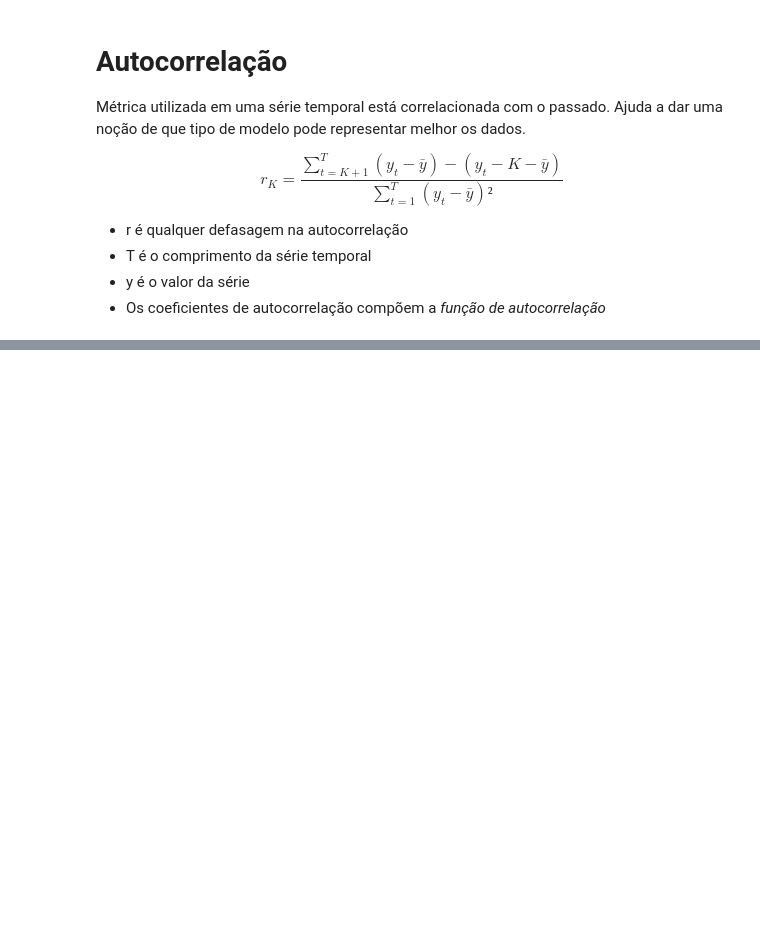
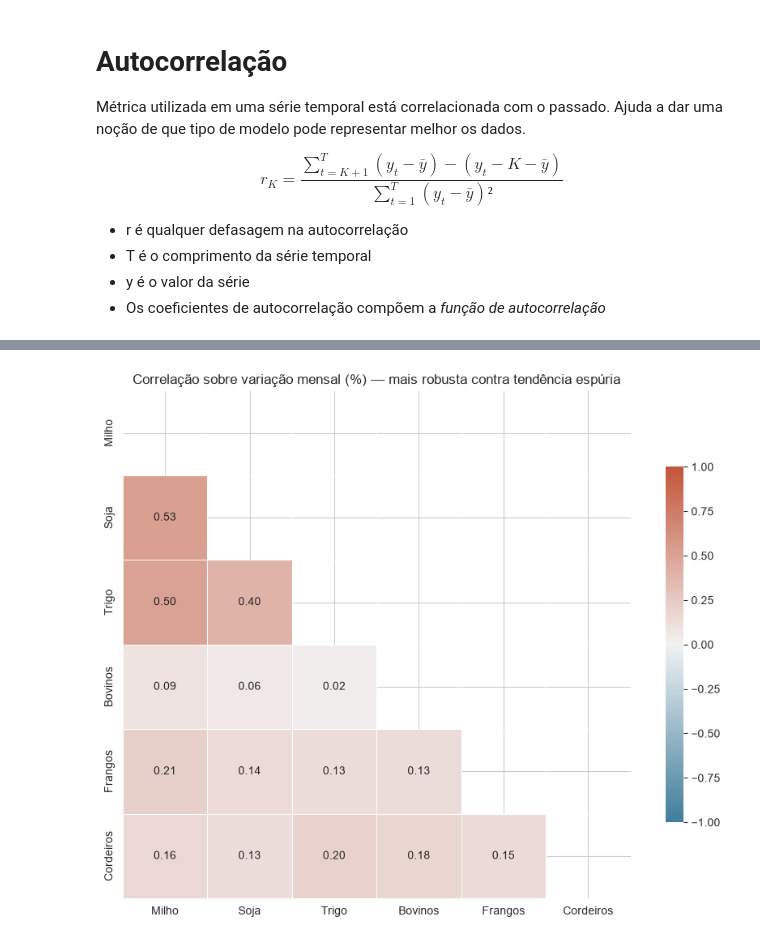
Before and after one commit to JAssalis/agro-market-correlation-dashboard, a Jupyter notebook: ARIMA.ipynb, the cells around one changed output, grey strips where cells are left out. Cells and saved outputs as stored; diff of their text form; code cells hidden in the pictures; blank space fills up the shorter version.

```diff
--- a/ARIMA.ipynb
+++ b/ARIMA.ipynb
@@ -27,5 +53,14 @@ $$r_K = \frac{\sum_{t=K+1}^T (y_t -\bar{y}) - (y_t - K - \bar{y})}{\sum_{t=1}^T
 # %%
-import yfinance as yf
 import pandas as pd
+import numpy as np
+import requests
+from io import BytesIO
 import matplotlib.pyplot as plt
-from datetime import date, timedelta
+import seaborn as sns
+from statsmodels.tsa.stattools import adfuller
+from statsmodels.tsa.arima.model import ARIMA
+from sklearn.metrics import mean_absolute_error, mean_squared_error, root_mean_squared_error
+import warnings
+warnings.filterwarnings("ignore")
+
+sns.set_style("whitegrid")
@@ -31,0 +192,17 @@ from datetime import date, timedelta
+# %%
+# Correlação sobre variação mensal (% change)
+df_variacao = df_commodities.pct_change().dropna()
+corr_variacao = df_variacao.corr()
+
+fig, ax = plt.subplots(figsize=(9, 7))
+sns.heatmap(
+    corr_variacao, mask=mask, cmap=cmap,
+    vmin=-1, vmax=1, center=0,
+    annot=True, fmt=".2f",
+    square=True, linewidths=.5, cbar_kws={"shrink": .7}
+)
+ax.set_title("Correlação sobre variação mensal (%) — mais robusta contra tendência espúria")
+plt.tight_layout()
+plt.show()
+# %% [output]
+[figure, added]
```
Also changed, not shown: parts of 27 cells of this notebook.
